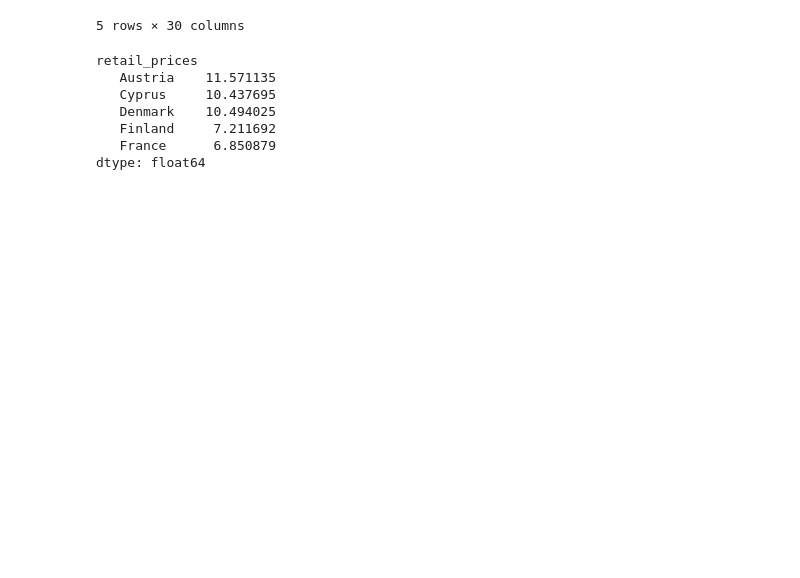
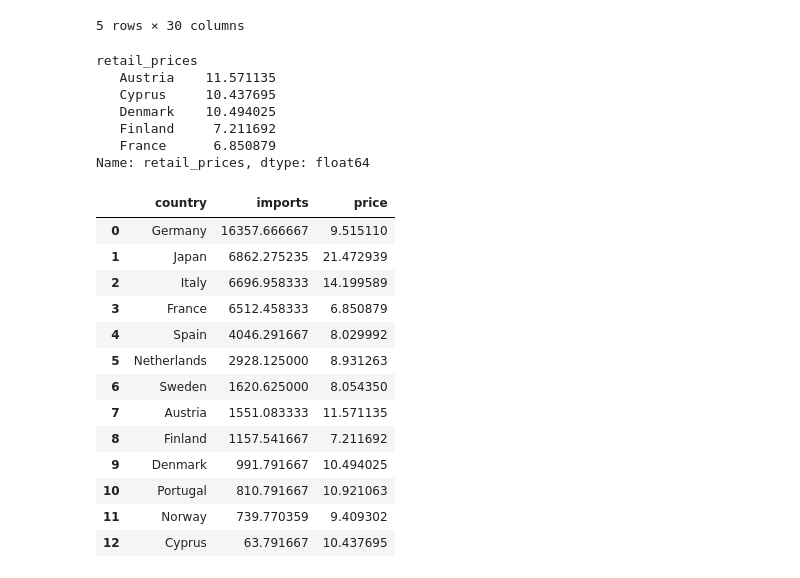
Before and after one commit to MeetPatel89/global_coffee_market, a Jupyter notebook: notebook.ipynb, the cells around one changed output. Saved outputs shown, nothing was run; the diff lists cells and outputs as text; code cells hidden in the pictures; blank space fills up the shorter version.

Commit message:
merge consumption and retail prices data for countries that are both datasets

```diff
--- a/notebook.ipynb
+++ b/notebook.ipynb
@@ -363,6 +363,7 @@ prices.head()
 5 rows × 30 columns
 # %%
 prices = prices.set_index("retail_prices").mean(axis=1)
+prices.name = "retail_prices"
 prices.head()
 # %% [output]
 retail_prices
@@ -371,4 +372,24 @@ retail_prices
    Denmark    10.494025
    Finland     7.211692
    France      6.850879
-dtype: float64
+Name: retail_prices, dtype: float64
+# %%
+# merge consumption and prices dataframes on index
+price_cons = pd.merge(left=consumption, right=prices, left_index=True, right_index=True, how="inner").sort_values(by="imports", ascending=False).reset_index().rename(columns={"index": "country", "retail_prices": "price"})
+price_cons["country"] = price_cons["country"].str.strip()
+price_cons
+# %% [output]
+|  | country | imports | price |
+| 0 | Germany | 16357.666667 | 9.515110 |
+| 1 | Japan | 6862.275235 | 21.472939 |
+| 2 | Italy | 6696.958333 | 14.199589 |
+| 3 | France | 6512.458333 | 6.850879 |
+| 4 | Spain | 4046.291667 | 8.029992 |
+| 5 | Netherlands | 2928.125000 | 8.931263 |
+| 6 | Sweden | 1620.625000 | 8.054350 |
+| 7 | Austria | 1551.083333 | 11.571135 |
+| 8 | Finland | 1157.541667 | 7.211692 |
+| 9 | Denmark | 991.791667 | 10.494025 |
+| 10 | Portugal | 810.791667 | 10.921063 |
+| 11 | Norway | 739.770359 | 9.409302 |
+| 12 | Cyprus | 63.791667 | 10.437695 |
```
